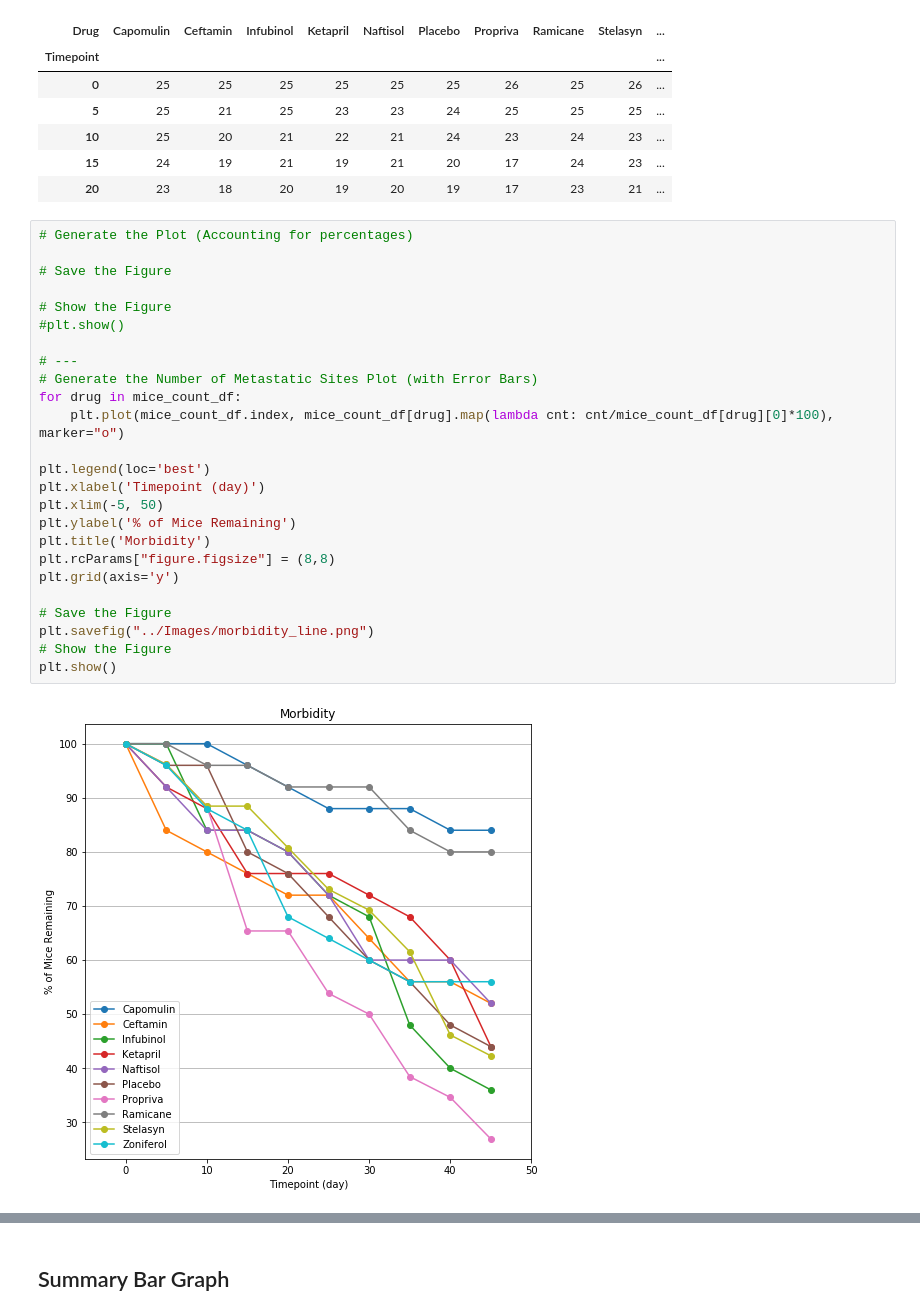
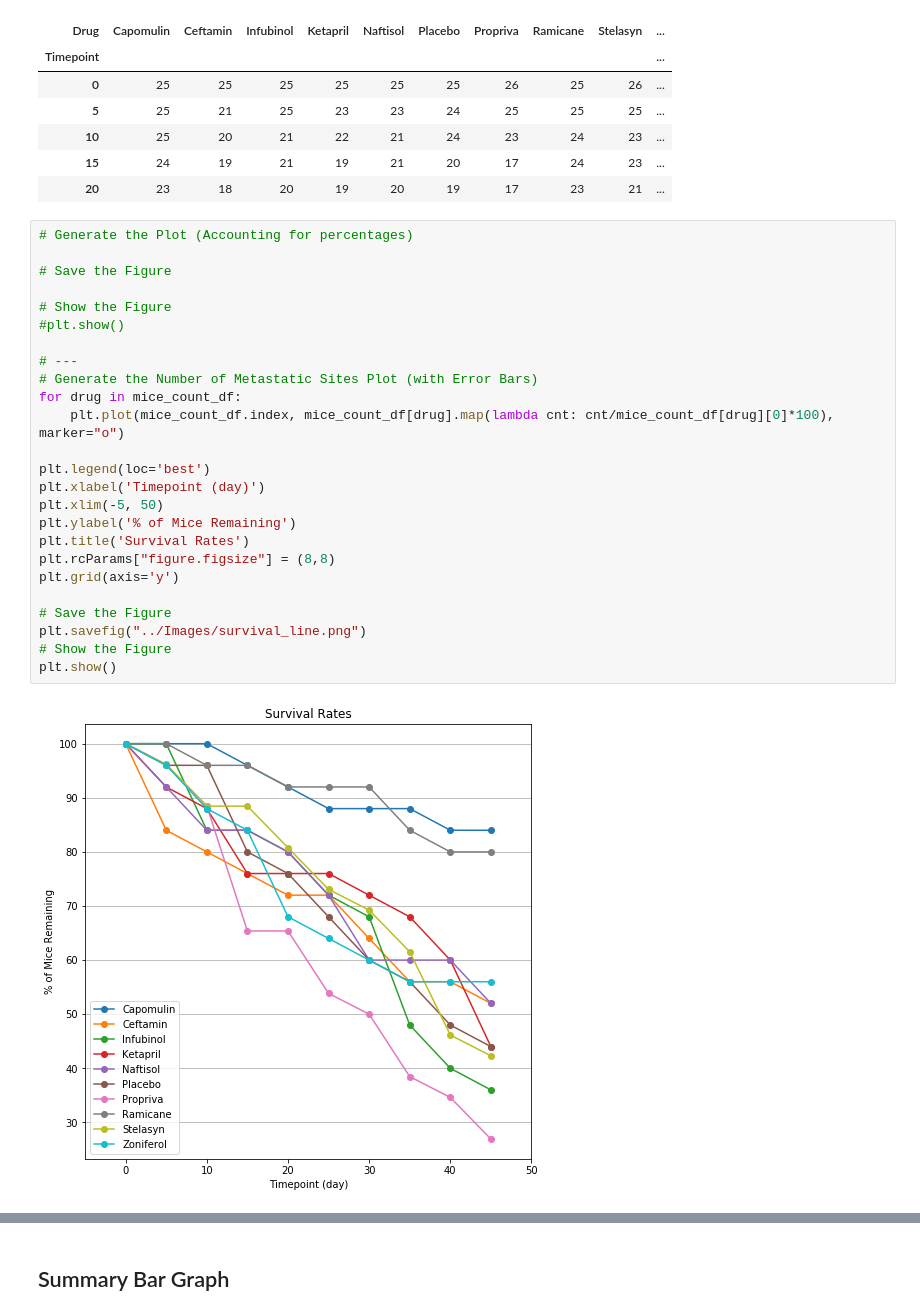
Before and after one commit to alexisperumal/matplotlib-challenge, a Jupyter notebook: Pymaceuticals/2019-12-10_pymaceuticals-Alexis.ipynb, the cells around one changed output, grey strips where cells are left out. Drawn from its saved outputs; the diff is of its cells as text.

```diff
--- a/Pymaceuticals/2019-12-10_pymaceuticals-Alexis.ipynb
+++ b/Pymaceuticals/2019-12-10_pymaceuticals-Alexis.ipynb
@@ -373,30 +372,30 @@ mice_count_df.head(10)
 # %%
 # Generate the Plot (Accounting for percentages)
 
 # Save the Figure
 
 # Show the Figure
 #plt.show()
 
 # ---
 # Generate the Number of Metastatic Sites Plot (with Error Bars)
 for drug in mice_count_df:
     plt.plot(mice_count_df.index, mice_count_df[drug].map(lambda cnt: cnt/mice_count_df[drug][0]*100), marker="o")
 
 plt.legend(loc='best')
 plt.xlabel('Timepoint (day)')
 plt.xlim(-5, 50)
 plt.ylabel('% of Mice Remaining')
-plt.title('Morbidity')
+plt.title('Survival Rates')
 plt.rcParams["figure.figsize"] = (8,8)
 plt.grid(axis='y')
 
 # Save the Figure
-plt.savefig("../Images/morbidity_line.png")
+plt.savefig("../Images/survival_line.png")
 # Show the Figure
 plt.show()
 # %% [output]
-[figure, old version]
+[figure, new version]
 # %% [markdown]
 ![Metastatic Spread During Treatment](../Images/survival.png)
 # %% [markdown]
```
Also changed, not shown: parts of 2 cells of this notebook, 4 other files.
